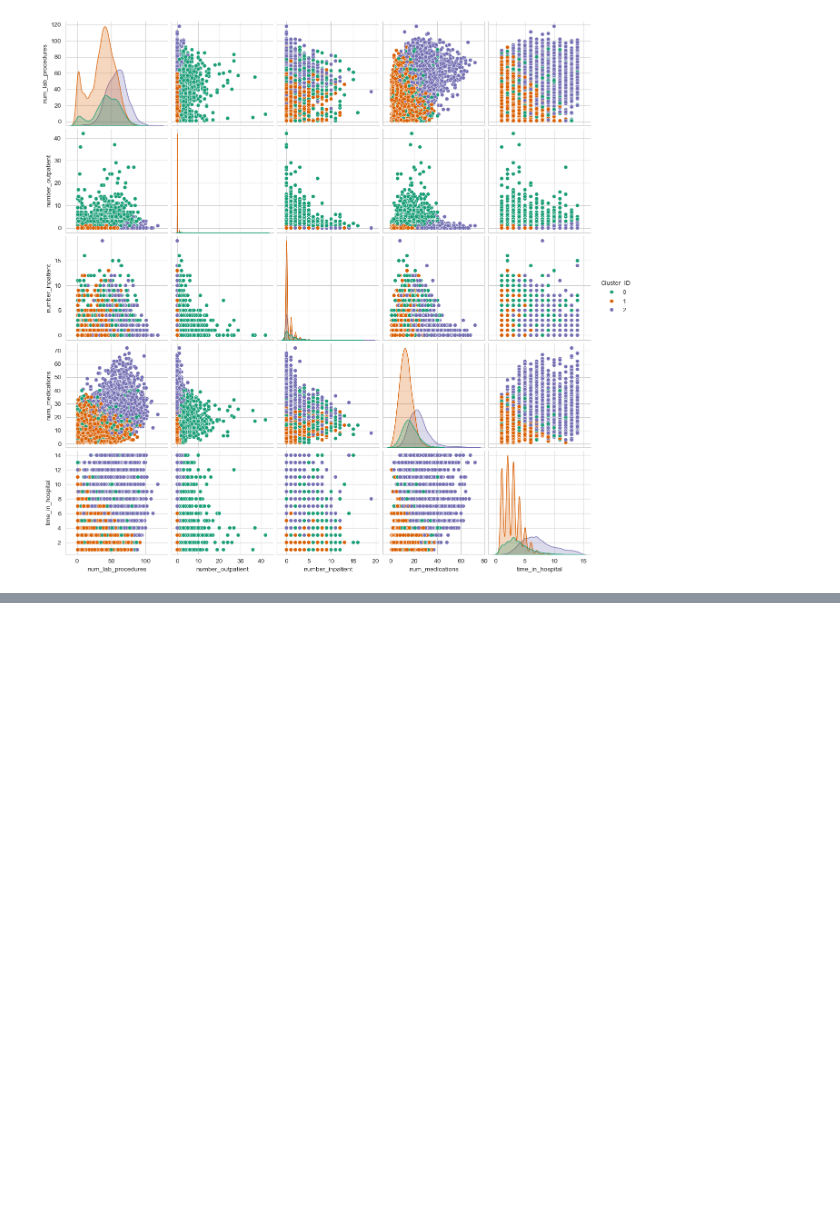
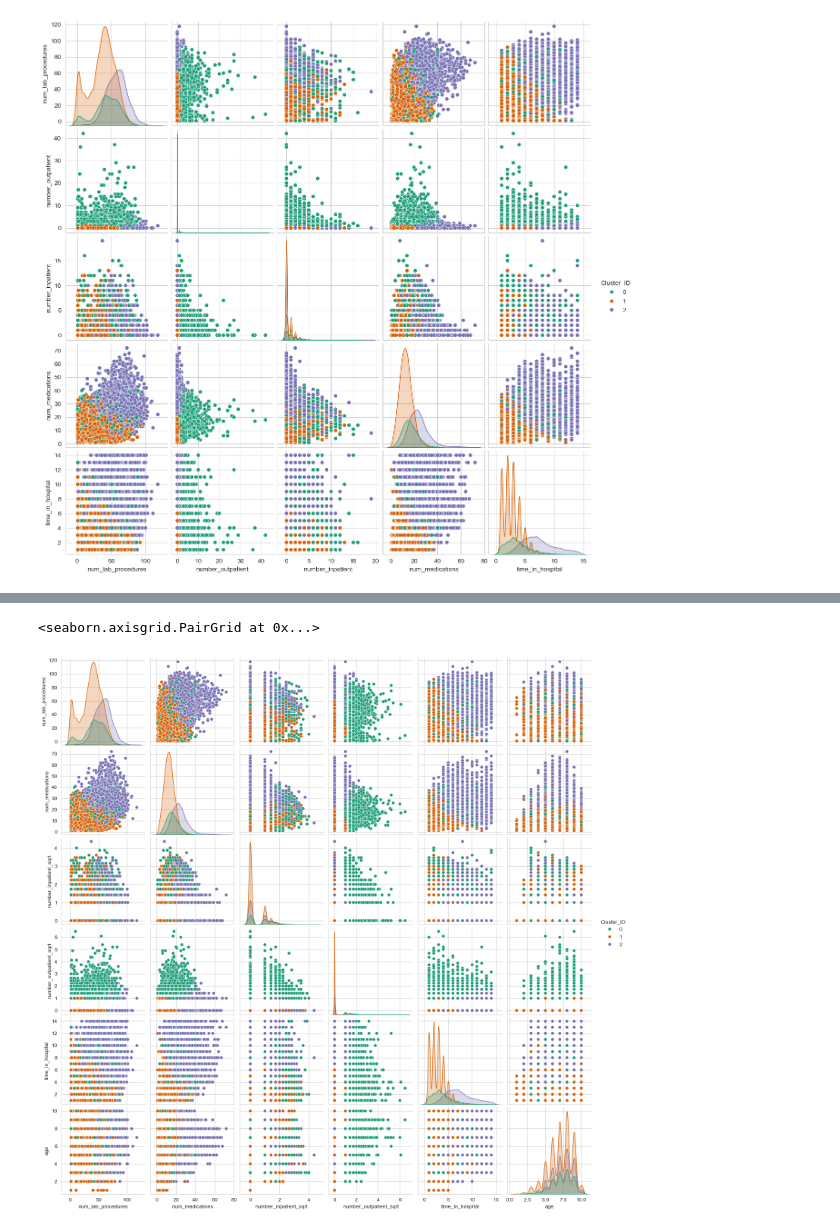
Before and after one commit to johnmarquess/IFN509, a Jupyter notebook: Assignment 2/clustering.ipynb, the cells around one changed output, grey strips where cells are left out. Drawn from its saved outputs; the diff is of its cells as text; code cells hidden in the pictures; blank space fills up the shorter version.

```diff
--- a/Assignment 2/clustering.ipynb
+++ b/Assignment 2/clustering.ipynb
@@ -241,0 +282,4 @@ plt.show()
+# %%
+X = d2_age_cluster.to_numpy()
+# %%
+X = scaler.fit_transform(X)
@@ -241,0 +318,3 @@ plt.show()
+# %%
+kproto = KPrototypes(n_clusters=3, init='Cao', verbose=2, n_jobs=10)
+clusters = kproto.fit_predict(X, categorical=[5])
@@ -241,0 +324,2 @@ plt.show()
+# %%
+d2_age_cluster.loc[:, 'Cluster_ID'] = clusters
@@ -241,0 +342,5 @@ plt.show()
+# %%
+sns.pairplot(d2_age_cluster, hue='Cluster_ID', diag_kind='kde', palette='Dark2')
+# %% [output]
+<seaborn.axisgrid.PairGrid at 0x...>
+[figure, added]
```
Also changed, not shown: parts of 19 cells of this notebook.
